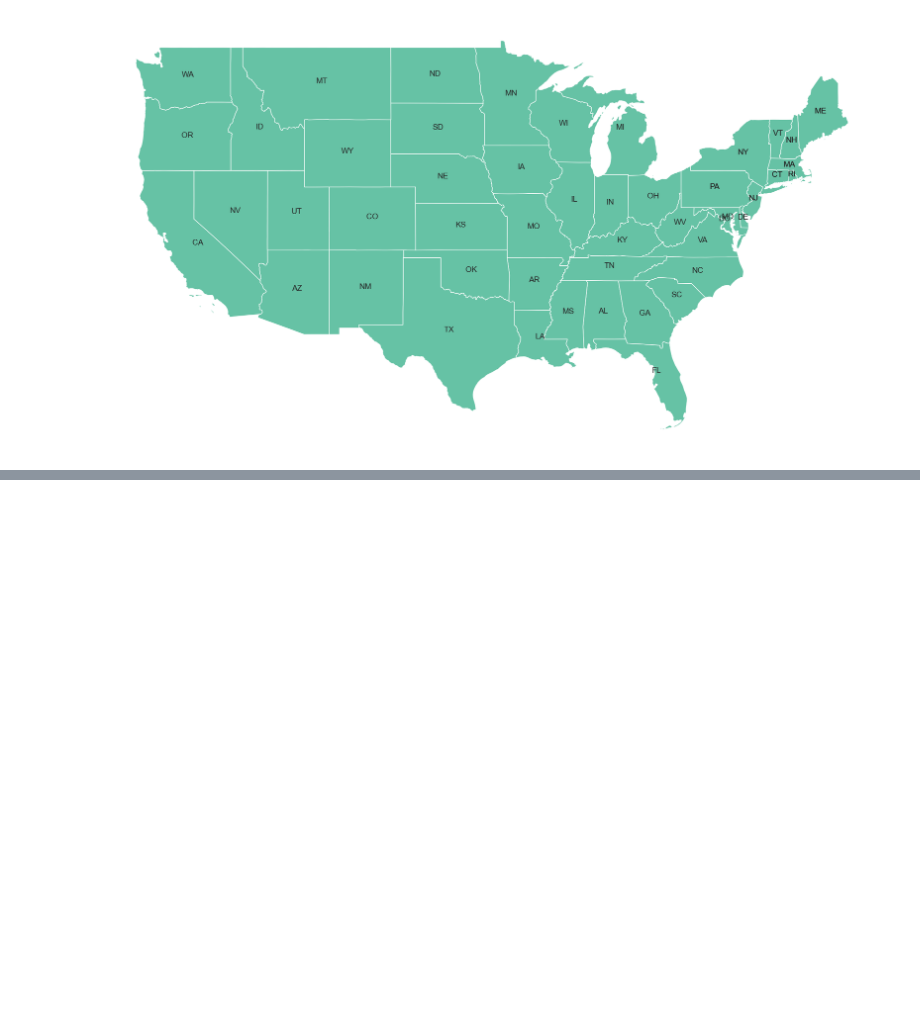
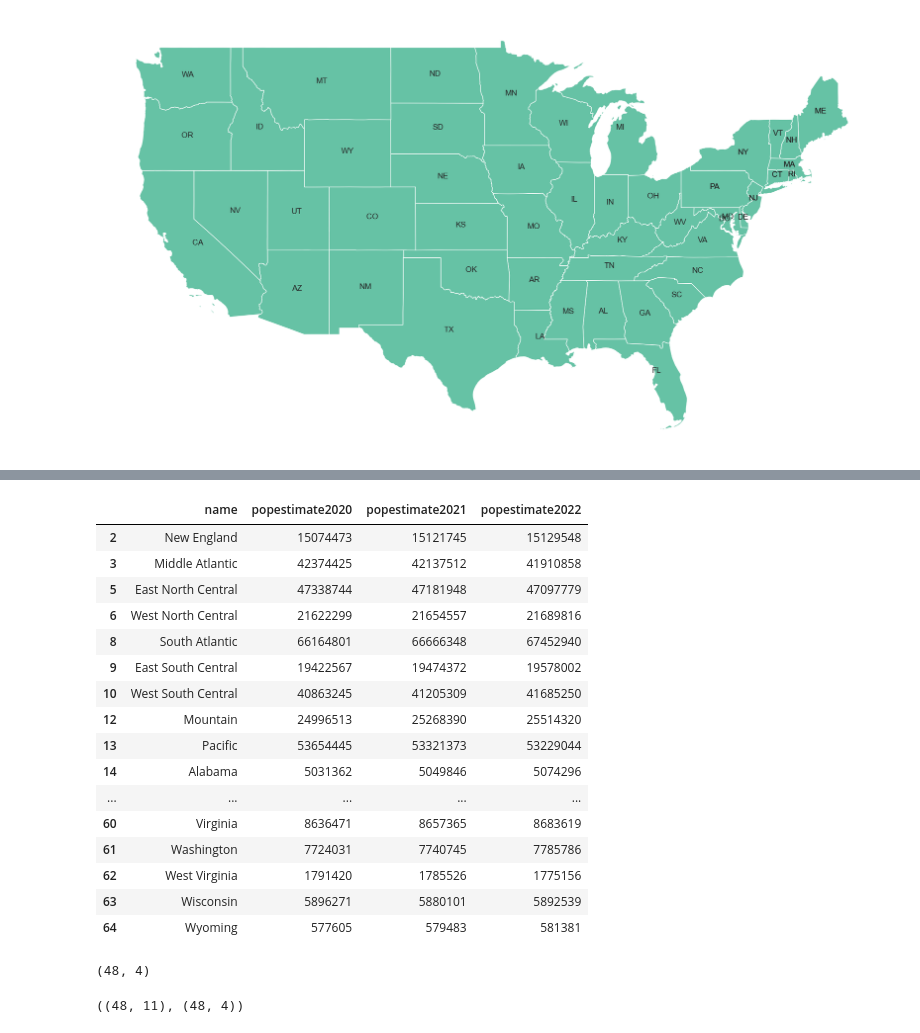
Before and after one commit to boay00/group-project-ev, a Jupyter notebook: code/bede-eda.ipynb, the cells around one changed output, grey strips where cells are left out. Saved outputs shown, nothing was run; the diff lists cells and outputs as text; code cells hidden in the pictures; blank space fills up the shorter version.

```diff
--- a/code/bede-eda.ipynb
+++ b/code/bede-eda.ipynb
@@ -256,3 +264,26 @@ pd.concat
 # %%
 st_stations.replace('Alaska', np.nan).dropna(inplace = True)
 st_stations.replace('Hawaii', np.nan).dropna(inplace = True)
+# %%
+pops = pd.read_csv('../data/state-populations.csv')
+pops2 = pd.read_csv('../data/state-populations-2020-2022.csv')
+# %%
+pops2
+# %% [output]
+|  | name | popestimate2020 | popestimate2021 | popestimate2022 |
+| 2 | New England | 15074473 | 15121745 | 15129548 |
+| 3 | Middle Atlantic | 42374425 | 42137512 | 41910858 |
+| 5 | East North Central | 47338744 | 47181948 | 47097779 |
+| 6 | West North Central | 21622299 | 21654557 | 21689816 |
+| 8 | South Atlantic | 66164801 | 66666348 | 67452940 |
+| 9 | East South Central | 19422567 | 19474372 | 19578002 |
+| 10 | West South Central | 40863245 | 41205309 | 41685250 |
+| 12 | Mountain | 24996513 | 25268390 | 25514320 |
+| 13 | Pacific | 53654445 | 53321373 | 53229044 |
+| 14 | Alabama | 5031362 | 5049846 | 5074296 |
+| ... | ... | ... | ... | ... |
+| 60 | Virginia | 8636471 | 8657365 | 8683619 |
+| 61 | Washington | 7724031 | 7740745 | 7785786 |
+| 62 | West Virginia | 1791420 | 1785526 | 1775156 |
+| 63 | Wisconsin | 5896271 | 5880101 | 5892539 |
+| 64 | Wyoming | 577605 | 579483 | 581381 |
@@ -258,0 +301,4 @@ st_stations.replace('Hawaii', np.nan).dropna(inplace = True)
+# %%
+pops2.shape
+# %% [output]
+(48, 4)
@@ -258,0 +322,4 @@ st_stations.replace('Hawaii', np.nan).dropna(inplace = True)
+# %%
+pops.shape, pops2.shape
+# %% [output]
+((48, 11), (48, 4))
```
Also changed, not shown: parts of 22 cells of this notebook, 2 other files.
